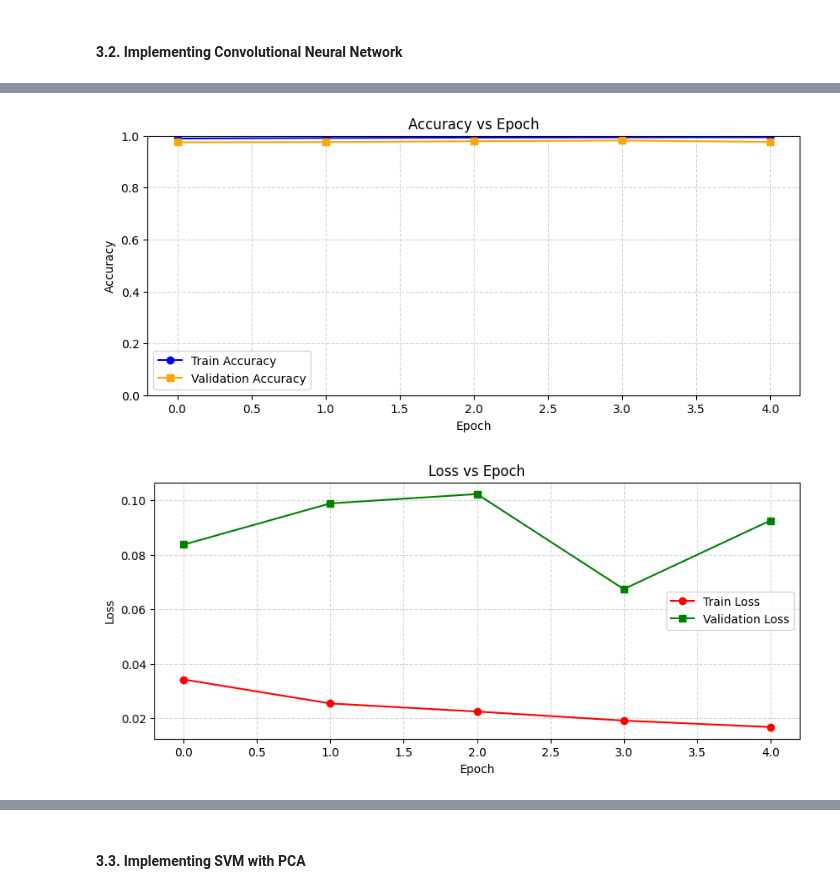
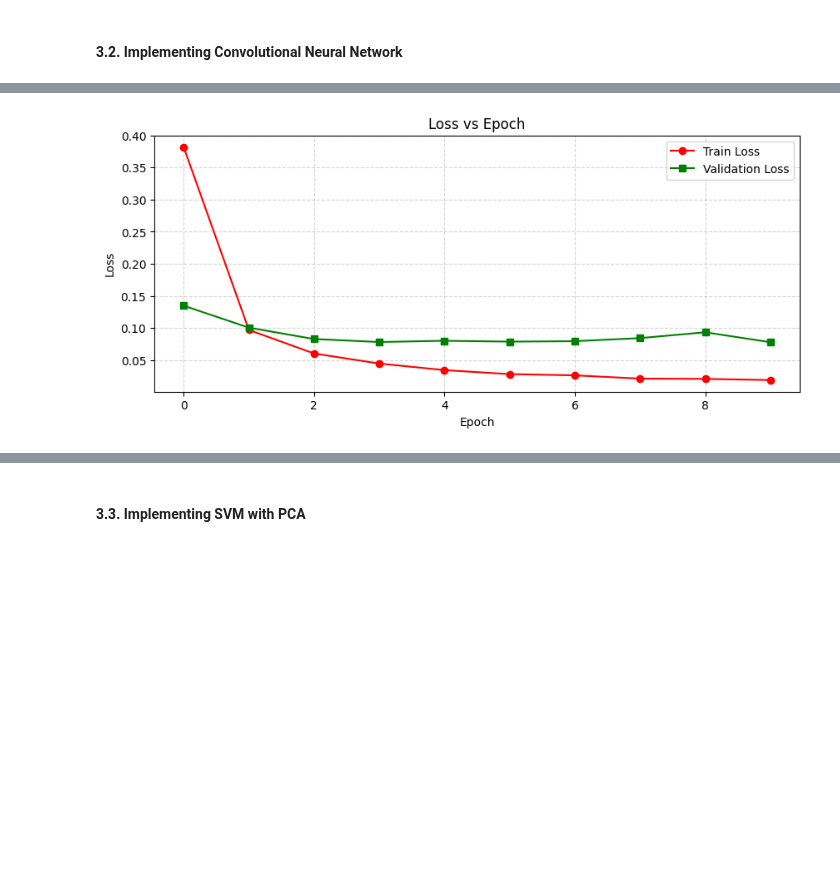
Before and after one commit to kebal7/devnagari-classification, a Jupyter notebook: src/main.ipynb, the cells around one changed output, grey strips where cells are left out. Drawn from its saved outputs; the diff is of its cells as text; code cells hidden in the pictures; blank space fills up the shorter version.

```diff
--- a/src/main.ipynb
+++ b/src/main.ipynb
@@ -532,8 +624,9 @@ model.compile(optimizer='adam',
 # -------------------------------
 history = model.fit(
     X_train_cnn, Y_train_cnn,
-    epochs=5,
-    batch_size=64,
-    validation_data=(X_val_cnn, Y_val_cnn)
+    epochs=10,
+    batch_size=16,
+    validation_data=(X_val_cnn, Y_val_cnn),
+    shuffle=True
 )
 # %% [output]
@@ -550,34 +653,20 @@ Epoch 5/5
 # %%
 import matplotlib.pyplot as plt
-# -------------------------------
-# Plot Accuracy
-# -------------------------------
-plt.figure(figsize=(10,4))
-plt.plot(history.history['accuracy'], 'o-', label='Train Accuracy', color='blue')
-plt.plot(history.history['val_accuracy'], 's-', label='Validation Accuracy', color='orange')
-plt.title("Accuracy vs Epoch")
-plt.xlabel("Epoch")
-plt.ylabel("Accuracy")
-plt.ylim(0,1)
-plt.grid(True, linestyle='--', alpha=0.5)
-plt.legend()
-plt.show()
 
 # -------------------------------
 # Plot Loss
 # -------------------------------
 plt.figure(figsize=(10,4))
 plt.plot(history.history['loss'], 'o-', label='Train Loss', color='red')
 plt.plot(history.history['val_loss'], 's-', label='Validation Loss', color='green')
 plt.title("Loss vs Epoch")
 plt.xlabel("Epoch")
 plt.ylabel("Loss")
 plt.grid(True, linestyle='--', alpha=0.5)
 plt.legend()
 plt.show()
 # %% [output]
-[figure, old version]
+[figure, new version]
-[figure, removed]
 # %%
 # -------------------------------
 # Evaluate on test set
```
Also changed, not shown: parts of 18 cells of this notebook.
